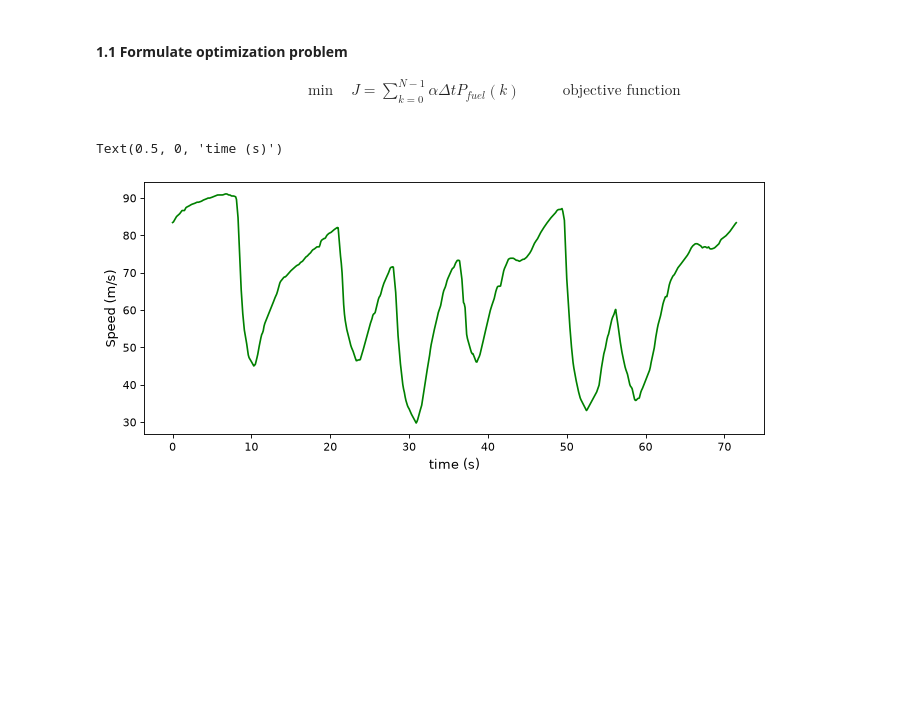
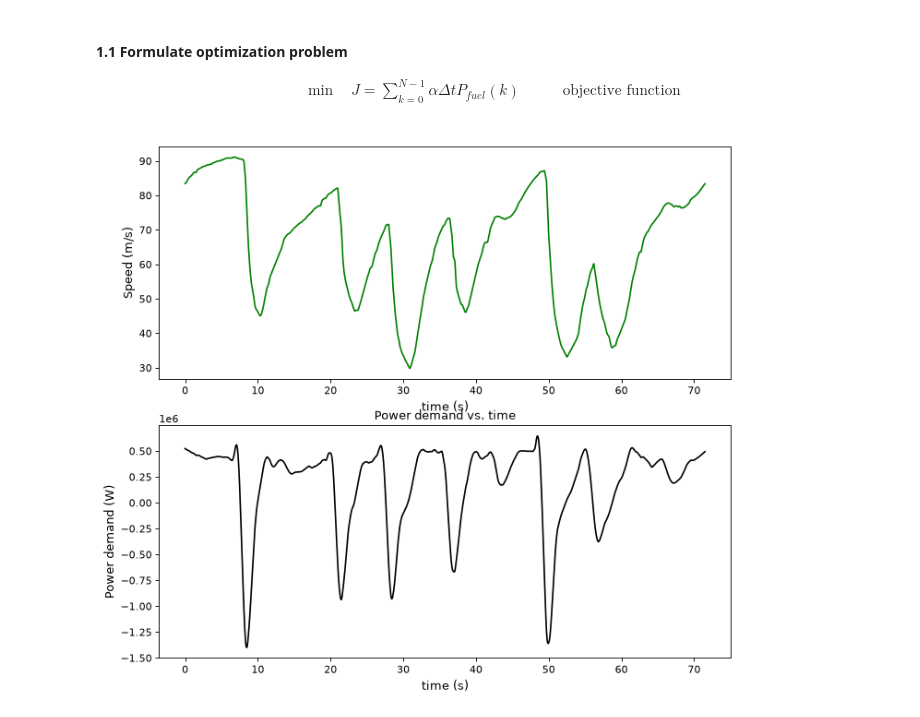
Before and after one commit to tommasoandina1/thermal-aware-ems-f1, a Jupyter notebook: Optimal_energy_DP.ipynb, the cells around one changed output. Cells and saved outputs as stored; diff of their text form; code cells hidden in the pictures; blank space fills up the shorter version.

```diff
--- a/Optimal_energy_DP.ipynb
+++ b/Optimal_energy_DP.ipynb
@@ -21,28 +20,41 @@ Voc = params['V_oc_nom']
 Q_bat = params['E_pack_capacity'] /Voc
 
 # Limits on Batt Power, Eng Power, SOC
-P_batt_max = params['P_MGU_max']  # 350[kW]
+P_MGU_max = params['P_MGU_max']  # 350[kW]
+P_MGU_min = params['P_MGU_min']  # -200[kW]
 P_eng_max = params['P_ICE_max']   # 400[kW]
 
 SOC_min = params['SoC_min']     # 0.1[-]
 SOC_max = params['SoC_max']     # 0.9[-]
 
-# Load Data
-data = np.load('data/spanish_qualifying.npy')
+eta_ICE = params['eta_ICE']
+
+# Load Data: of t,v,a
+data = np.load('/app/Thermal-Aware-Energy-Management-System-for-a-Hybrid-Motorsport-Powertrain/data/Spanish_qualifying.npy')
 
 t = data[0,:]
 v = data[1,:]
 a = data[2,:]
+
+# Load Data: power at the gearbox
+data_of_power_gb = np.load('/app/Thermal-Aware-Energy-Management-System-for-a-Hybrid-Motorsport-Powertrain/data/power_domand.npy')
+P_gb = data_of_power_gb[1,:]
 # %%
 plot.figure(num=1, figsize=(10, 9), dpi=80, facecolor='w', edgecolor='k')
 
 plot.subplot(2,1,1)
 plot.plot(t,v,'g')
 plot.ylabel('Speed (m/s)', fontsize= 12)
 plot.xlabel('time (s)', fontsize= 12)
+
+plot.subplot(2,1,2)
+plot.plot(t, P_gb, 'k')
+plot.xlabel('time (s)', fontsize=12)
+plot.ylabel('Power demand (W)', fontsize=12)
+plot.title('Power demand vs. time', fontsize=12)
+plot.show()
 # %% [output]
-Text(0.5, 0, 'time (s)')
-[figure, old version]
+[figure, new version]
 # %%
 SoC_grid = np.linspace(SOC_min,SOC_max, 72)
 
```
Also changed, not shown: parts of 2 cells of this notebook, 4 other files.
